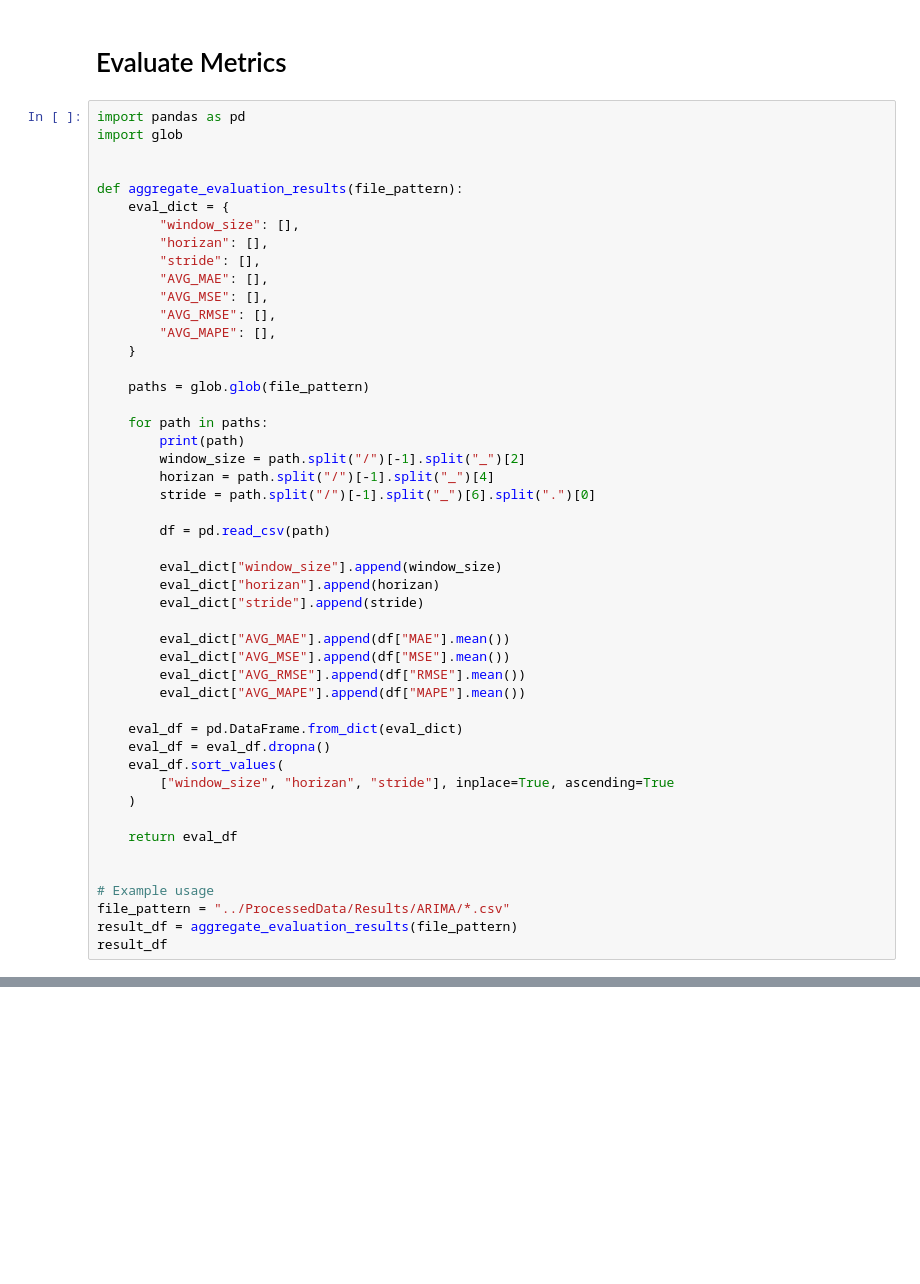
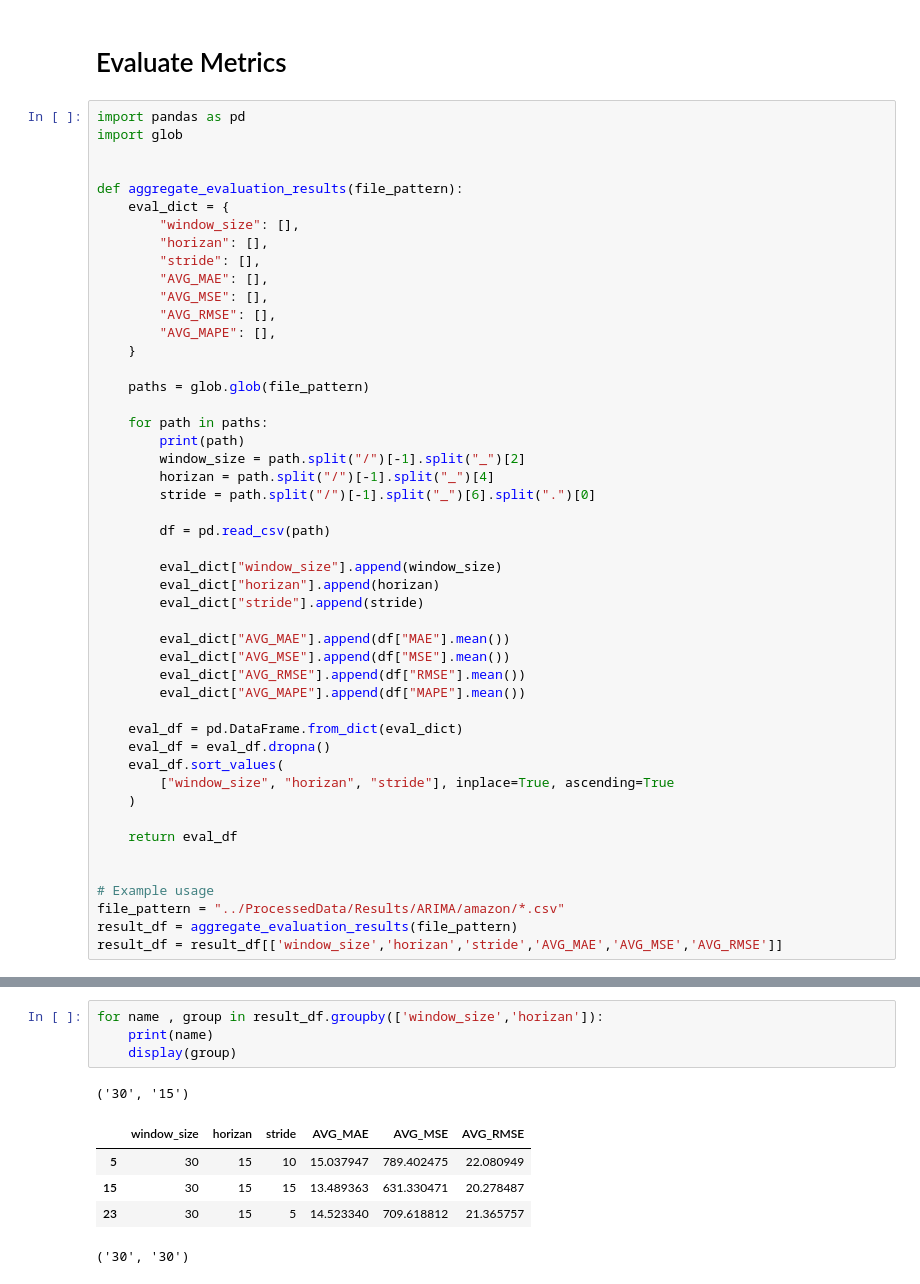
Before and after one commit to iffishells/financialforecasting, a Jupyter notebook: Notebooks/ARIMA.ipynb, the cells around one changed output, grey strips where cells are left out. Cells and saved outputs as stored; diff of their text form; blank space fills up the shorter version.

```diff
--- a/Notebooks/ARIMA.ipynb
+++ b/Notebooks/ARIMA.ipynb
@@ -394,6 +431,6 @@ def aggregate_evaluation_results(file_pattern):
 
 
 # Example usage
-file_pattern = "../ProcessedData/Results/ARIMA/*.csv"
+file_pattern = "../ProcessedData/Results/ARIMA/amazon/*.csv"
 result_df = aggregate_evaluation_results(file_pattern)
-result_df
+result_df = result_df[['window_size','horizan','stride','AVG_MAE','AVG_MSE','AVG_RMSE']]
@@ -399,0 +479,11 @@ result_df
+# %%
+for name , group in result_df.groupby(['window_size','horizan']):
+    print(name)
+    display(group)
+# %% [output]
+('30', '15')
+|  | window_size | horizan | stride | AVG_MAE | AVG_MSE | AVG_RMSE |
+| 5 | 30 | 15 | 10 | 15.037947 | 789.402475 | 22.080949 |
+| 15 | 30 | 15 | 15 | 13.489363 | 631.330471 | 20.278487 |
+| 23 | 30 | 15 | 5 | 14.523340 | 709.618812 | 21.365757 |
+('30', '30')
```
Also changed, not shown: parts of 12 cells of this notebook, 7 other files.
